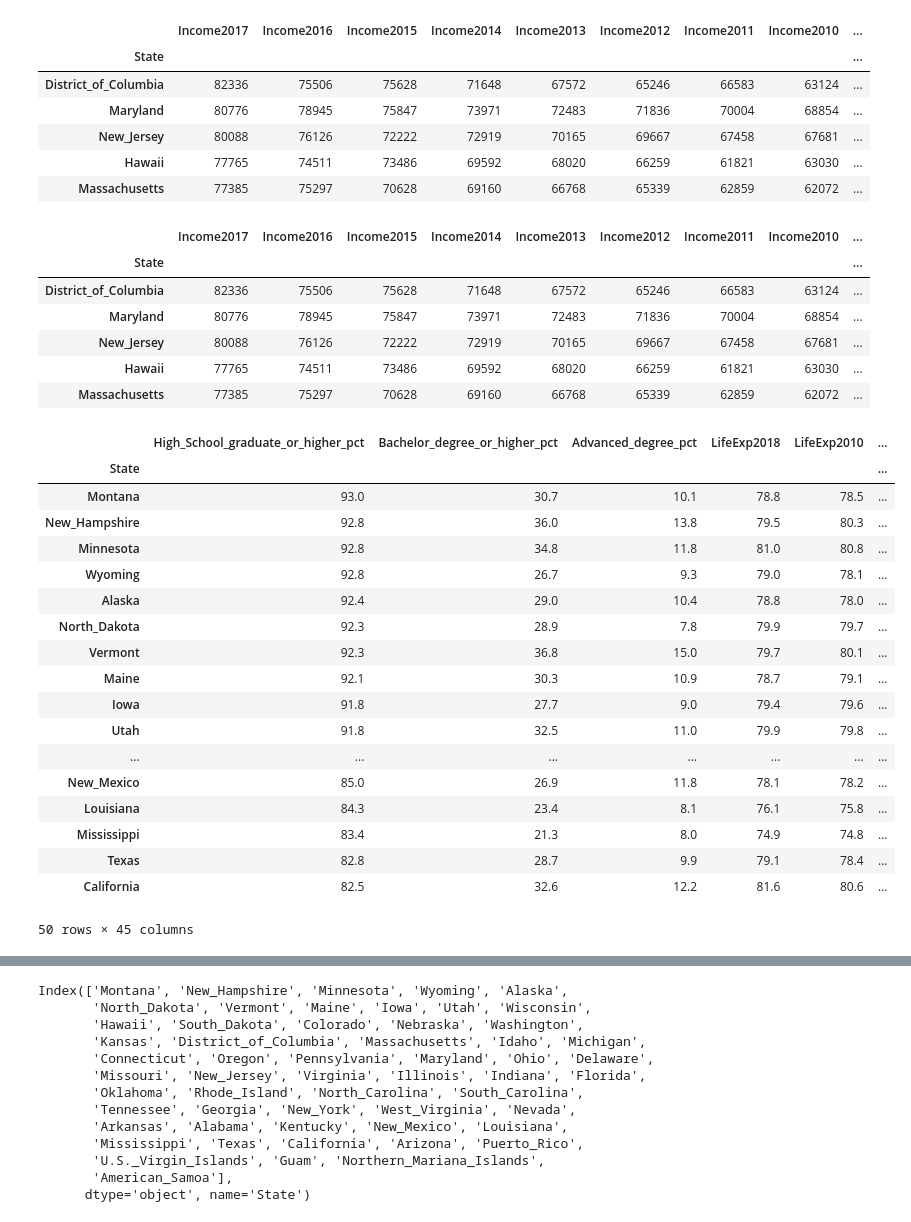
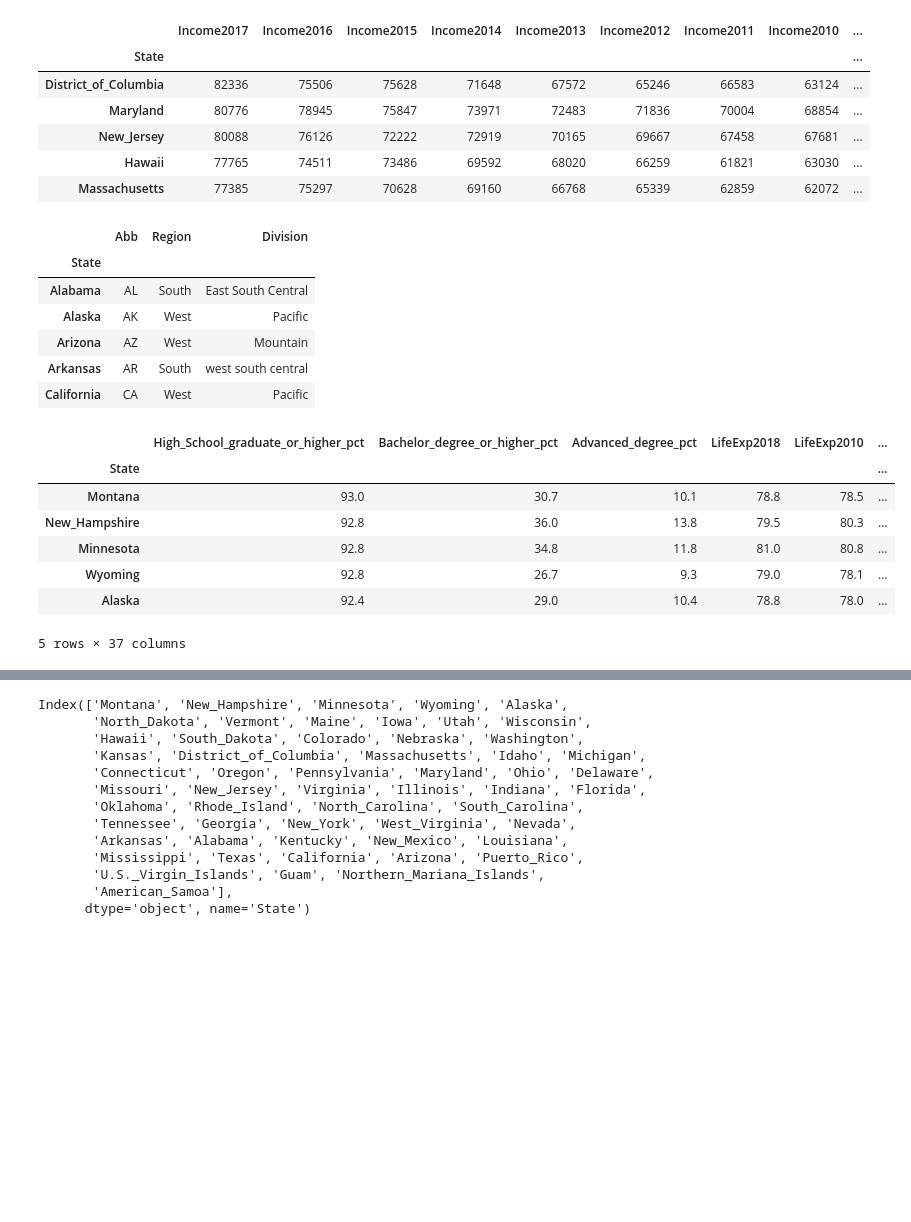
Before and after one commit to maxjoerg/manning_demographic_data_analysis, a Jupyter notebook: visualization.ipynb, the cells around one changed output, grey strips where cells are left out. Saved outputs shown, nothing was run; the diff lists cells and outputs as text; code cells hidden in the pictures; blank space fills up the shorter version.

```diff
--- a/visualization.ipynb
+++ b/visualization.ipynb
@@ -68,43 +70,32 @@ income.head(5)
 | Hawaii | 77765 | 74511 | 73486 | 69592 | 68020 | 66259 | 61821 | 63030 | ... |
 | Massachusetts | 77385 | 75297 | 70628 | 69160 | 66768 | 65339 | 62859 | 62072 | ... |
 # %%
-region = pd.read_csv(path + file_names[4], delimiter=',', index_col = 'State')
+region = pd.read_csv(path + file_names[5], delimiter=',', index_col = 'State')
 region.head(5)
 # %% [output]
-|  | Income2017 | Income2016 | Income2015 | Income2014 | Income2013 | Income2012 | Income2011 | Income2010 | ... |
-| State |  |  |  |  |  |  |  |  | ... |
-| District_of_Columbia | 82336 | 75506 | 75628 | 71648 | 67572 | 65246 | 66583 | 63124 | ... |
-| Maryland | 80776 | 78945 | 75847 | 73971 | 72483 | 71836 | 70004 | 68854 | ... |
-| New_Jersey | 80088 | 76126 | 72222 | 72919 | 70165 | 69667 | 67458 | 67681 | ... |
-| Hawaii | 77765 | 74511 | 73486 | 69592 | 68020 | 66259 | 61821 | 63030 | ... |
-| Massachusetts | 77385 | 75297 | 70628 | 69160 | 66768 | 65339 | 62859 | 62072 | ... |
+|  | Abb | Region | Division |
+| State |  |  |  |
+| Alabama | AL | South | East South Central |
+| Alaska | AK | West | Pacific |
+| Arizona | AZ | West | Mountain |
+| Arkansas | AR | South | west south central |
+| California | CA | West | Pacific |
 # %%
 ### try to join alll dfs, check for row number
 import functools
 data_frames = [education, life_expectancy,crime, area, income, region]
 df_all = functools.reduce(lambda  left,right: pd.merge(left,right,on=['State'],
                                             how='outer'), data_frames)
-df_all.head(50)
+df_all.head(5)
 # %% [output]
 |  | High_School_graduate_or_higher_pct | Bachelor_degree_or_higher_pct | Advanced_degree_pct | LifeExp2018 | LifeExp2010 | ... |
 | State |  |  |  |  |  | ... |
 | Montana | 93.0 | 30.7 | 10.1 | 78.8 | 78.5 | ... |
 | New_Hampshire | 92.8 | 36.0 | 13.8 | 79.5 | 80.3 | ... |
 | Minnesota | 92.8 | 34.8 | 11.8 | 81.0 | 80.8 | ... |
 | Wyoming | 92.8 | 26.7 | 9.3 | 79.0 | 78.1 | ... |
 | Alaska | 92.4 | 29.0 | 10.4 | 78.8 | 78.0 | ... |
-| North_Dakota | 92.3 | 28.9 | 7.8 | 79.9 | 79.7 | ... |
-| Vermont | 92.3 | 36.8 | 15.0 | 79.7 | 80.1 | ... |
-| Maine | 92.1 | 30.3 | 10.9 | 78.7 | 79.1 | ... |
-| Iowa | 91.8 | 27.7 | 9.0 | 79.4 | 79.6 | ... |
-| Utah | 91.8 | 32.5 | 11.0 | 79.9 | 79.8 | ... |
-| ... | ... | ... | ... | ... | ... | ... |
-| New_Mexico | 85.0 | 26.9 | 11.8 | 78.1 | 78.2 | ... |
-| Louisiana | 84.3 | 23.4 | 8.1 | 76.1 | 75.8 | ... |
-| Mississippi | 83.4 | 21.3 | 8.0 | 74.9 | 74.8 | ... |
-| Texas | 82.8 | 28.7 | 9.9 | 79.1 | 78.4 | ... |
-| California | 82.5 | 32.6 | 12.2 | 81.6 | 80.6 | ... |
-50 rows × 45 columns
+5 rows × 37 columns
 # %%
 #any naNs ?
 df_all.isna().sum()
```
Also changed, not shown: parts of 21 cells of this notebook.
